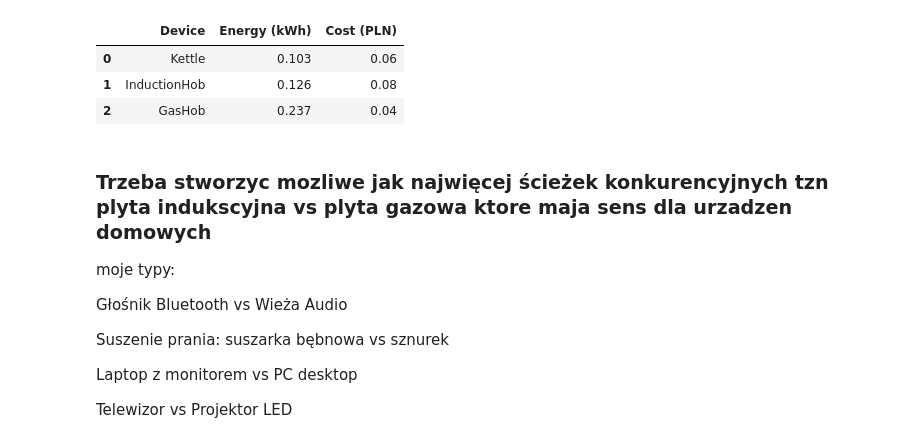
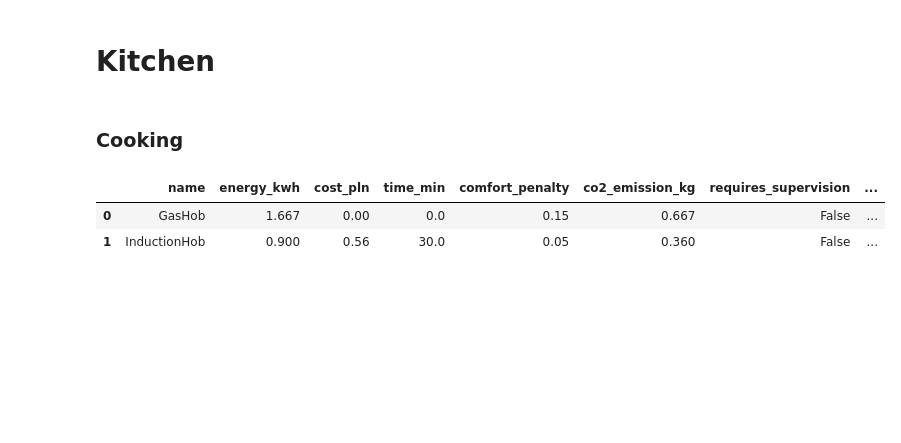
Before and after one commit to JSlusarek/Projekt-Dyplomowy-ISSI-Jan-lusarek-Kacper-Gruca, a Jupyter notebook: working_dir/code/simulator_prototype_JS.ipynb, the cells around one changed output. Saved outputs shown, nothing was run; the diff lists cells and outputs as text; code cells hidden in the pictures; blank space fills up the shorter version.

```diff
--- a/working_dir/code/simulator_prototype_JS.ipynb
+++ b/working_dir/code/simulator_prototype_JS.ipynb
@@ -3,19 +0,0 @@ from simulator_appliances_class import Appliance,Kettle,Dishwasher,WashingMachin
-# %%
-df = summarize_device_stats(kettle=1.0, gas=1.0,induction=1.0)
-df
-# %% [output]
-|  | Device | Energy (kWh) | Cost (PLN) |
-| 0 | Kettle | 0.103 | 0.06 |
-| 1 | InductionHob | 0.126 | 0.08 |
-| 2 | GasHob | 0.237 | 0.04 |
-# %% [markdown]
-### Trzeba stworzyc mozliwe jak najwięcej ścieżek konkurencyjnych tzn plyta indukscyjna vs plyta gazowa ktore maja sens dla urzadzen domowych
-moje typy:
-
-Głośnik Bluetooth vs Wieża Audio
-
-Suszenie prania: suszarka bębnowa vs sznurek
-
-Laptop z monitorem vs PC desktop
-
-Telewizor vs Projektor LED
@@ -21,0 +7,17 @@ Telewizor vs Projektor LED
+# %% [markdown]
+# Kitchen
+# %% [markdown]
+### Cooking
+# %%
+df_cooking = Kitchen.compare_cooking_devices(time_minutes=30)
+weights = {
+    "cost_pln": -0.4,
+    "time_min": -0.3,
+    "normalized_comfort": -0.2,
+    "normalized_failure_rate": -0.1
+}
+find_optimal_device(df_cooking, weights)
+# %% [output]
+|  | name | energy_kwh | cost_pln | time_min | comfort_penalty | co2_emission_kg | requires_supervision | ... |
+| 0 | GasHob | 1.667 | 0.00 | 0.0 | 0.15 | 0.667 | False | ... |
+| 1 | InductionHob | 0.900 | 0.56 | 30.0 | 0.05 | 0.360 | False | ... |
```
Also changed, not shown: parts of 24 cells of this notebook, 3 other files.
